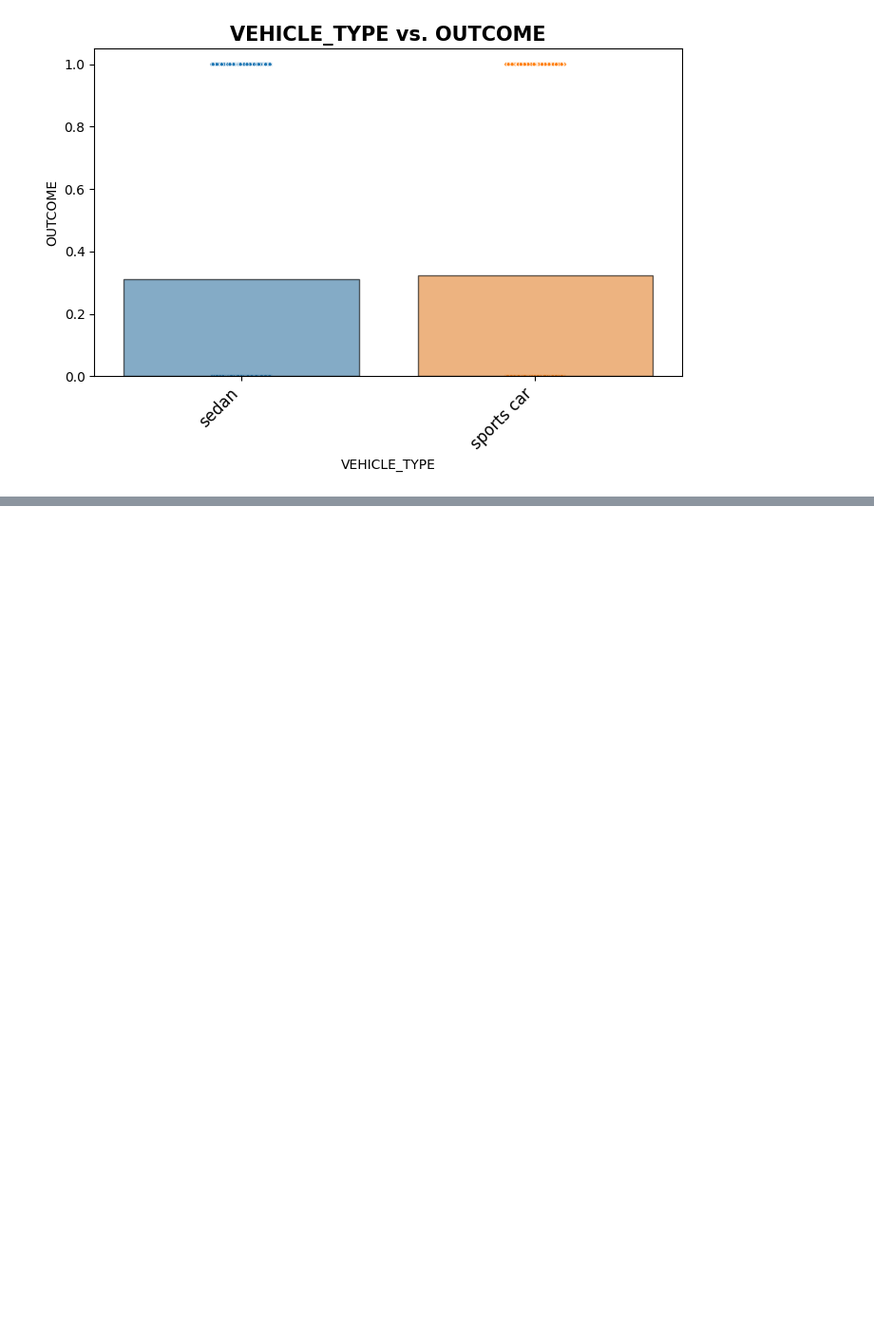
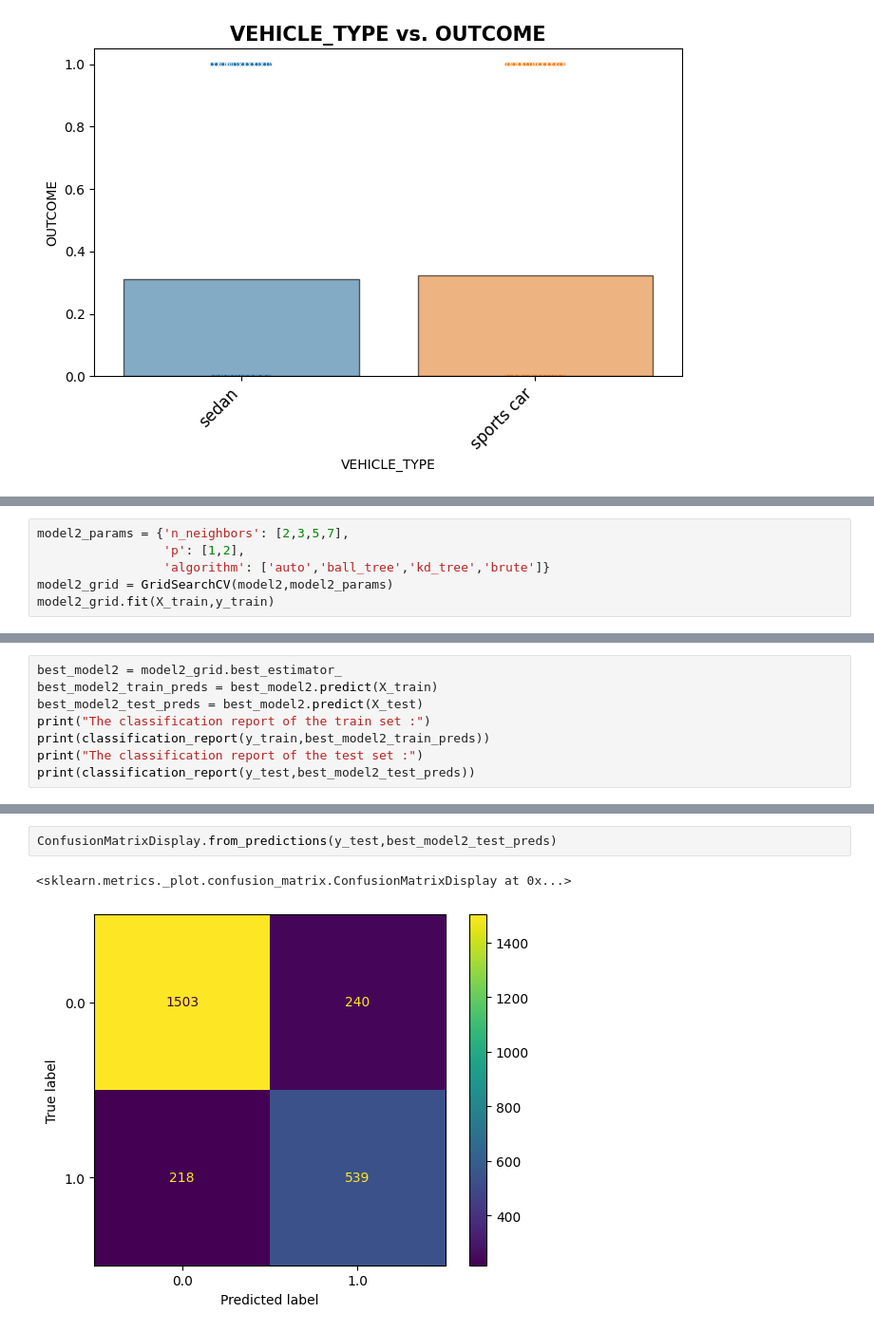
Before and after one commit to medayoubaziz/Car_insurance_predictions, a Jupyter notebook: Project_2.ipynb, the cells around one changed output, grey strips where cells are left out. Shown at 95% size. Drawn from its saved outputs; the diff is of its cells as text; blank space fills up the shorter version.

```diff
--- a/Project_2.ipynb
+++ b/Project_2.ipynb
@@ -802,0 +780,6 @@ stroke_df.describe().round(2)
+# %%
+model2_params = {'n_neighbors': [2,3,5,7],
+                 'p': [1,2],
+                 'algorithm': ['auto','ball_tree','kd_tree','brute']}
+model2_grid = GridSearchCV(model2,model2_params)
+model2_grid.fit(X_train,y_train)
@@ -802,0 +790,8 @@ stroke_df.describe().round(2)
+# %%
+best_model2 = model2_grid.best_estimator_
+best_model2_train_preds = best_model2.predict(X_train)
+best_model2_test_preds = best_model2.predict(X_test)
+print("The classification report of the train set :")
+print(classification_report(y_train,best_model2_train_preds))
+print("The classification report of the test set :")
+print(classification_report(y_test,best_model2_test_preds))
@@ -802,0 +818,5 @@ stroke_df.describe().round(2)
+# %%
+ConfusionMatrixDisplay.from_predictions(y_test,best_model2_test_preds)
+# %% [output]
+<sklearn.metrics._plot.confusion_matrix.ConfusionMatrixDisplay at 0x...>
+[figure, added]
```
Also changed, not shown: parts of 87 cells of this notebook.
